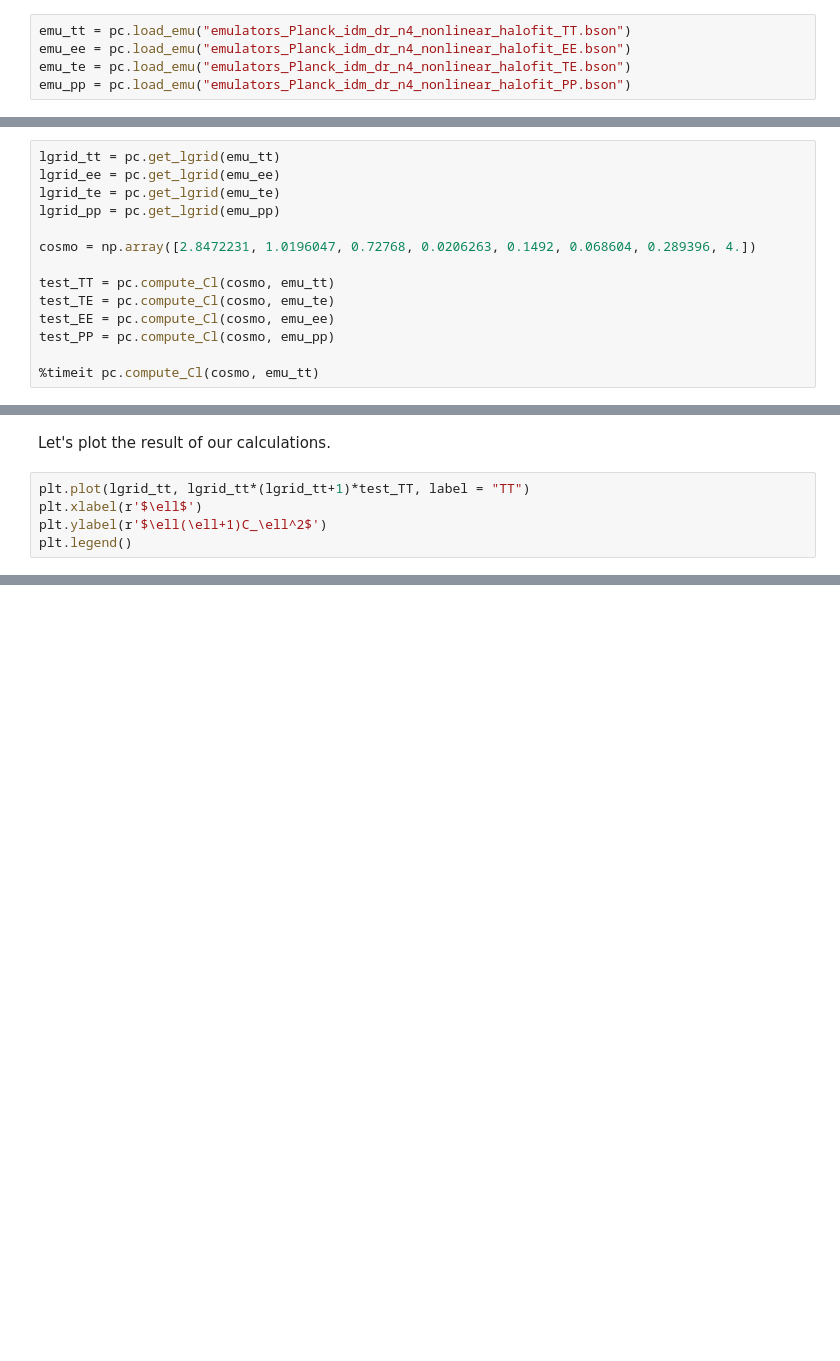
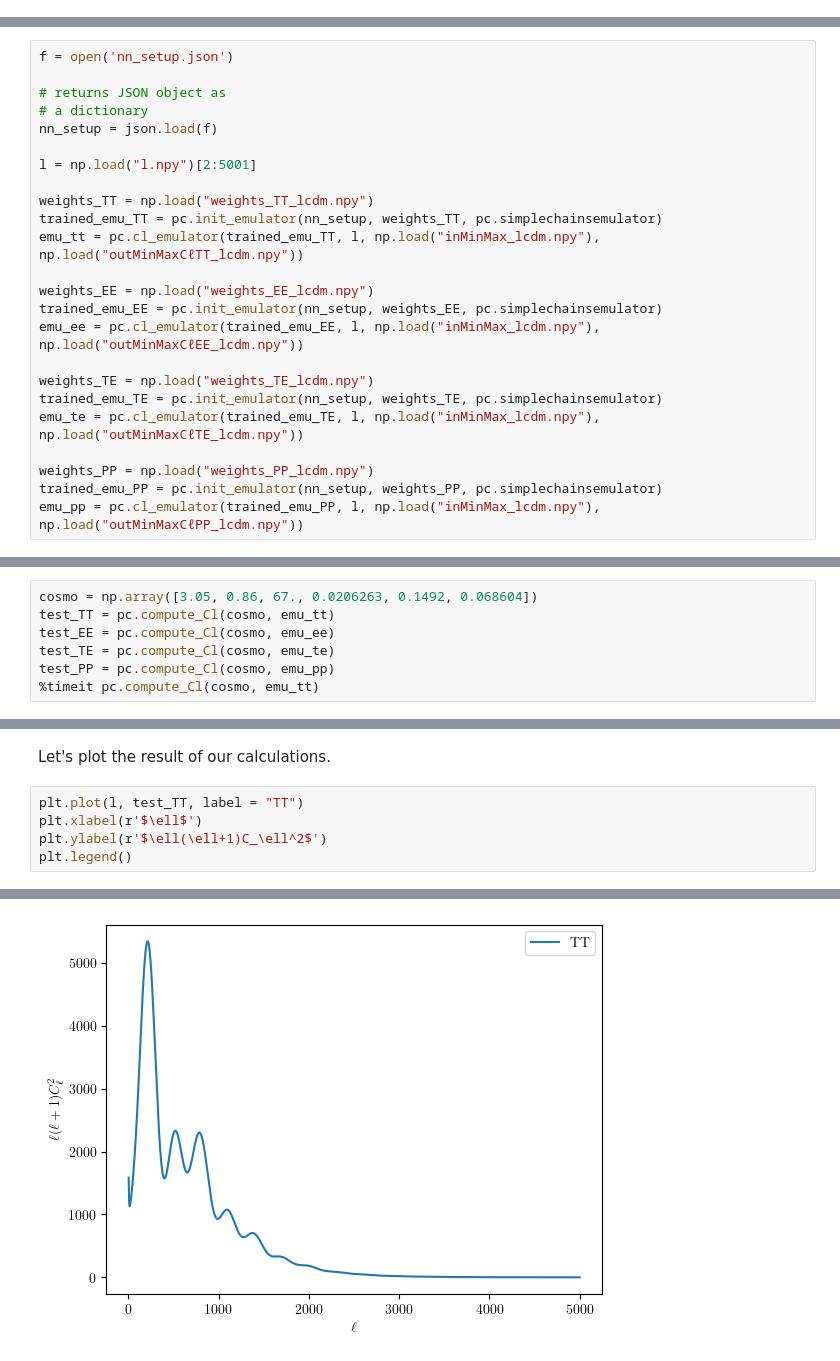
Before and after one commit to CosmologicalEmulators/pycapse, a Jupyter notebook: notebooks/example.ipynb, the cells around one changed output, grey strips where cells are left out. Saved outputs shown, nothing was run; the diff lists cells and outputs as text; blank space fills up the shorter version.

```diff
--- a/notebooks/example.ipynb
+++ b/notebooks/example.ipynb
@@ -70,5 +15,0 @@ mydict = {'test_key': 'test_value'}
-# %%
-emu_tt = pc.load_emu("emulators_Planck_idm_dr_n4_nonlinear_halofit_TT.bson")
-emu_ee = pc.load_emu("emulators_Planck_idm_dr_n4_nonlinear_halofit_EE.bson")
-emu_te = pc.load_emu("emulators_Planck_idm_dr_n4_nonlinear_halofit_TE.bson")
-emu_pp = pc.load_emu("emulators_Planck_idm_dr_n4_nonlinear_halofit_PP.bson")
@@ -74,0 +24,24 @@ emu_pp = pc.load_emu("emulators_Planck_idm_dr_n4_nonlinear_halofit_PP.bson")
+# %%
+f = open('nn_setup.json')
+
+# returns JSON object as
+# a dictionary
+nn_setup = json.load(f)
+
+l = np.load("l.npy")[2:5001]
+
+weights_TT = np.load("weights_TT_lcdm.npy")
+trained_emu_TT = pc.init_emulator(nn_setup, weights_TT, pc.simplechainsemulator)
+emu_tt = pc.cl_emulator(trained_emu_TT, l, np.load("inMinMax_lcdm.npy"), np.load("outMinMaxCℓTT_lcdm.npy"))
+
+weights_EE = np.load("weights_EE_lcdm.npy")
+trained_emu_EE = pc.init_emulator(nn_setup, weights_EE, pc.simplechainsemulator)
+emu_ee = pc.cl_emulator(trained_emu_EE, l, np.load("inMinMax_lcdm.npy"), np.load("outMinMaxCℓEE_lcdm.npy"))
+
+weights_TE = np.load("weights_TE_lcdm.npy")
+trained_emu_TE = pc.init_emulator(nn_setup, weights_TE, pc.simplechainsemulator)
+emu_te = pc.cl_emulator(trained_emu_TE, l, np.load("inMinMax_lcdm.npy"), np.load("outMinMaxCℓTE_lcdm.npy"))
+
+weights_PP = np.load("weights_PP_lcdm.npy")
+trained_emu_PP = pc.init_emulator(nn_setup, weights_PP, pc.simplechainsemulator)
+emu_pp = pc.cl_emulator(trained_emu_PP, l, np.load("inMinMax_lcdm.npy"), np.load("outMinMaxCℓPP_lcdm.npy"))
@@ -77,16 +59,9 @@ emu_pp = pc.load_emu("emulators_Planck_idm_dr_n4_nonlinear_halofit_PP.bson")
 Now we can actually run the code!
 The first time you run this cell, it will take some time, since `Julia` needs to precompile the first time you call a function.
 # %%
-lgrid_tt = pc.get_lgrid(emu_tt)
-lgrid_ee = pc.get_lgrid(emu_ee)
-lgrid_te = pc.get_lgrid(emu_te)
-lgrid_pp = pc.get_lgrid(emu_pp)
-
-cosmo = np.array([2.8472231, 1.0196047, 0.72768, 0.0206263, 0.1492, 0.068604, 0.289396, 4.])
-
+cosmo = np.array([3.05, 0.86, 67., 0.0206263, 0.1492, 0.068604])
 test_TT = pc.compute_Cl(cosmo, emu_tt)
+test_EE = pc.compute_Cl(cosmo, emu_ee)
 test_TE = pc.compute_Cl(cosmo, emu_te)
-test_EE = pc.compute_Cl(cosmo, emu_ee)
 test_PP = pc.compute_Cl(cosmo, emu_pp)
-
 %timeit pc.compute_Cl(cosmo, emu_tt)
@@ -103,7 +84,8 @@ np.allclose(test_TT_vec[:,0], test_TT)
 # %% [markdown]
 Let's plot the result of our calculations.
 # %%
-plt.plot(lgrid_tt, lgrid_tt*(lgrid_tt+1)*test_TT, label = "TT")
+plt.plot(l, test_TT, label = "TT")
 plt.xlabel(r'$\ell$')
 plt.ylabel(r'$\ell(\ell+1)C_\ell^2$')
 plt.legend()
+# %% [output]
@@ -110 +93,2 @@ plt.legend()
+[figure, added]
 # %%
```
Also changed, not shown: parts of 17 cells of this notebook.
